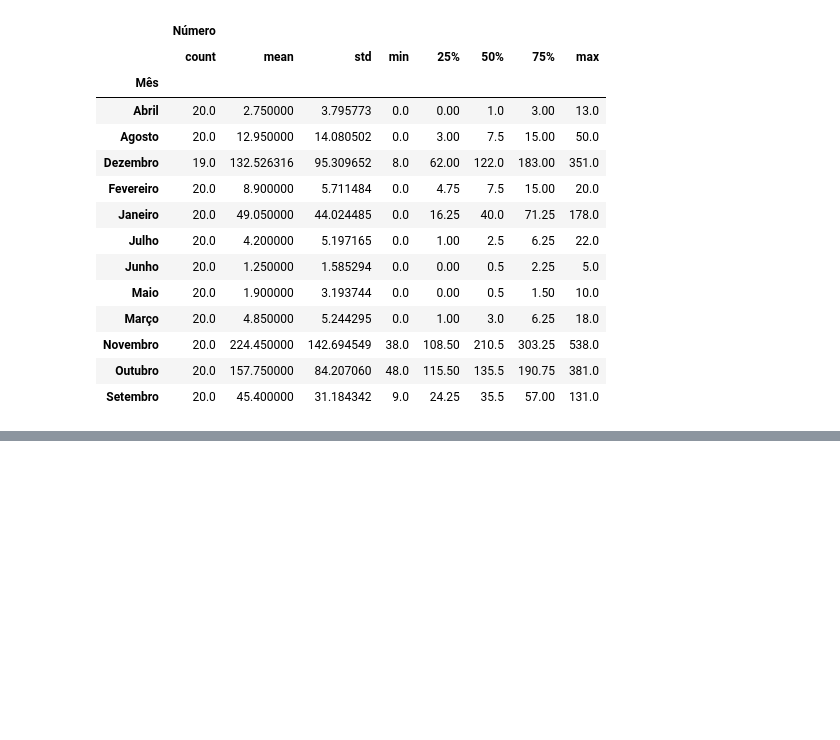
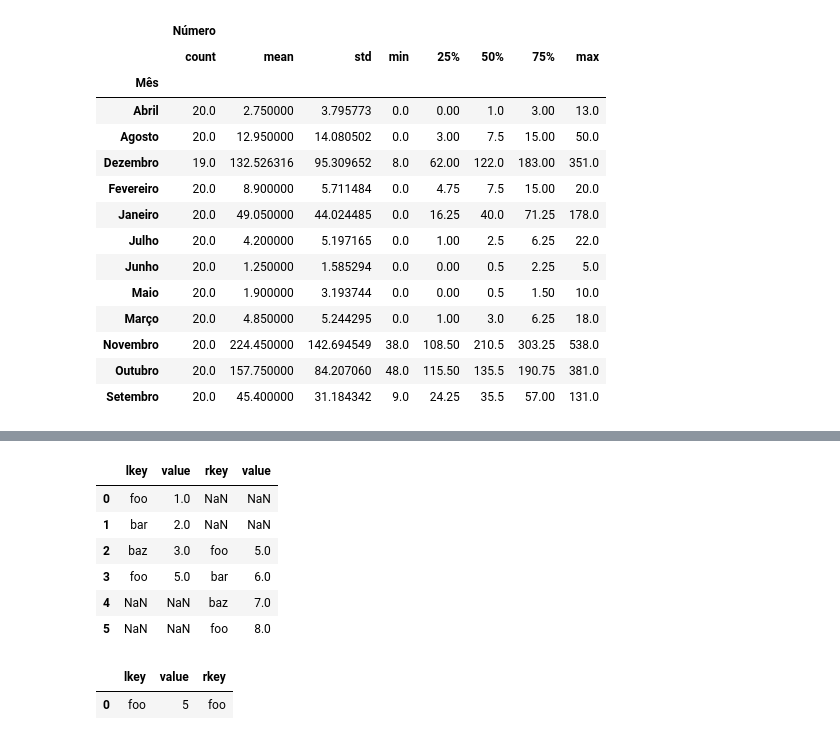
Before and after one commit to douglasvitoreti/scientific-python-lectures, a Jupyter notebook: Lecture-6-Pandas.ipynb, the cells around one changed output, grey strips where cells are left out. Saved outputs shown, nothing was run; the diff lists cells and outputs as text; code cells hidden in the pictures; blank space fills up the shorter version.

```diff
--- a/Lecture-6-Pandas.ipynb
+++ b/Lecture-6-Pandas.ipynb
@@ -524,0 +572,5 @@ amazon_fires.loc[idx, cols].groupby('Mês').describe()
+# %%
+ndf1=df1.set_index('lkey')
+ndf2=df2.set_index('rkey')
+
+pd.concat((ndf1, ndf2), keys=['lkey', 'rkey'])
@@ -524,0 +597,17 @@ amazon_fires.loc[idx, cols].groupby('Mês').describe()
+# %%
+df2.index=[2, 3, 4, 5]
+# %%
+pd.concat((df1, df2), axis=1)
+# %% [output]
+|  | lkey | value | rkey | value |
+| 0 | foo | 1.0 | NaN | NaN |
+| 1 | bar | 2.0 | NaN | NaN |
+| 2 | baz | 3.0 | foo | 5.0 |
+| 3 | foo | 5.0 | bar | 6.0 |
+| 4 | NaN | NaN | baz | 7.0 |
+| 5 | NaN | NaN | foo | 8.0 |
+# %%
+df1.merge(df2)
+# %% [output]
+|  | lkey | value | rkey |
+| 0 | foo | 5 | foo |
```
Also changed, not shown: parts of 15 cells of this notebook.
